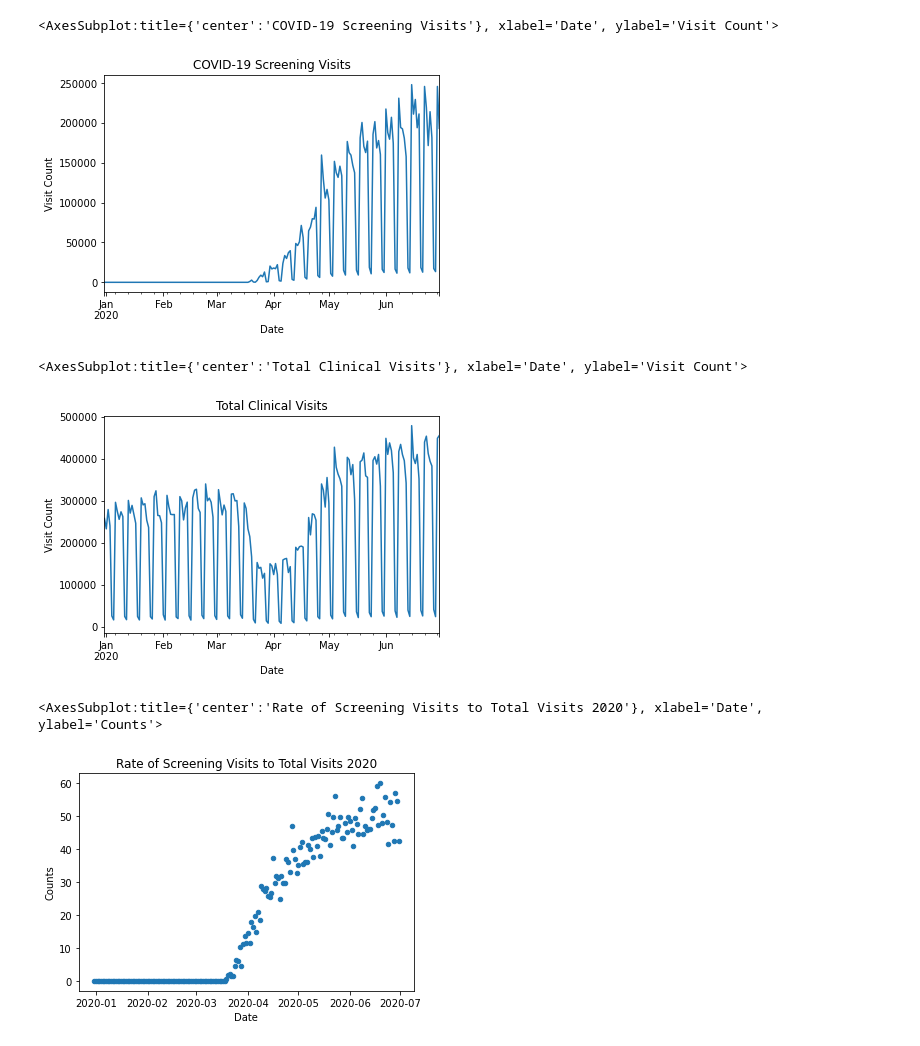
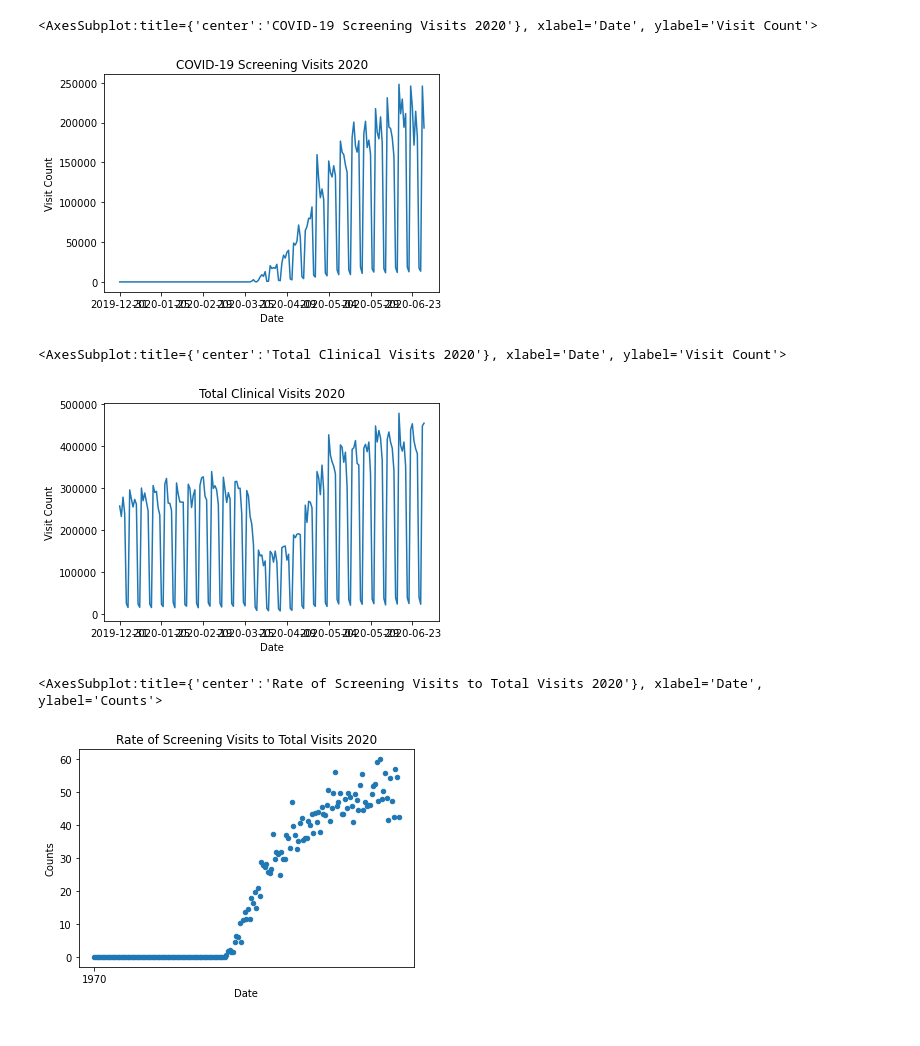
Before and after one commit to msprijatelj/Phreesia-Take-Home, a Jupyter notebook: Solutions/problem_nb.ipynb, the cells around one changed output. Saved outputs shown, nothing was run; the diff lists cells and outputs as text; code cells hidden in the pictures.

```diff
--- a/Solutions/problem_nb.ipynb
+++ b/Solutions/problem_nb.ipynb
@@ -5,24 +6,31 @@ import scipy as sp
-# %%
-def readVisitCSV(fn):
-    df = pd.read_csv(fn, index_col='Date')
-    return df
+# %%
+def readVisitCSV(fn):
+    df = pd.read_csv(fn)
+    return df
+
+def logFitFn(x, a, b):
+    return a*np.log(x)+b
+
+def polyFnOrd2(x, a, b, c):
+    return a*x**2 + b*x + c
+
+def expoFn(x, a, b, c):
+    return a * np.exp(-b * x) + c
 # %%
-screeningData = readVisitCSV('screening_data.csv')
-screeningData['Date'] = pd.to_datetime(screeningData.index)
-screeningData.plot(
+screenDf = readVisitCSV('screening_data.csv')
+screenDf.plot(
     x='Date',
     y='Counts',
     legend=False,
     ylabel='Visit Count',
     title="COVID-19 Screening Visits 2020"
 )
 # %% [output]
-<AxesSubplot:title={'center':'COVID-19 Screening Visits'}, xlabel='Date', ylabel='Visit Count'>
+<AxesSubplot:title={'center':'COVID-19 Screening Visits 2020'}, xlabel='Date', ylabel='Visit Count'>
-[figure, old version]
+[figure, new version]
 # %%
-visitData = readVisitCSV('visit_data.csv')
-visitData['Date'] = pd.to_datetime(visitData.index)
-visitData.plot(
+visitDf = readVisitCSV('visit_data.csv')
+visitDf.plot(
     x='Date',
     y='Counts',
     legend=False,
@@ -30,13 +38,13 @@ visitData.plot(
     title="Total Clinical Visits 2020"
 )
 # %% [output]
-<AxesSubplot:title={'center':'Total Clinical Visits'}, xlabel='Date', ylabel='Visit Count'>
+<AxesSubplot:title={'center':'Total Clinical Visits 2020'}, xlabel='Date', ylabel='Visit Count'>
-[figure, old version]
+[figure, new version]
 # %%
-screenToVisitData = screeningData.copy()
-screenToVisitData['Counts'] = screeningData['Counts']*100/visitData['Counts']
-screenToVisitData['Date'] = pd.to_datetime(screenToVisitData.index)
-screenToVisitData.plot(
+screenToVisitDf = screenDf.copy()
+screenToVisitDf['Counts'] = screenDf['Counts']*100/visitDf['Counts']
+screenToVisitDf['Date'] = pd.to_datetime(screenToVisitDf.index)
+screenToVisitDf.plot(
     x='Date',
     y='Counts',
     kind='scatter',
@@ -46,4 +54,4 @@ screenToVisitData.plot(
 )
 # %% [output]
 <AxesSubplot:title={'center':'Rate of Screening Visits to Total Visits 2020'}, xlabel='Date', ylabel='Counts'>
-[figure, old version]
+[figure, new version]
```
Also changed, not shown: parts of 2 cells of this notebook, 1 other file.
